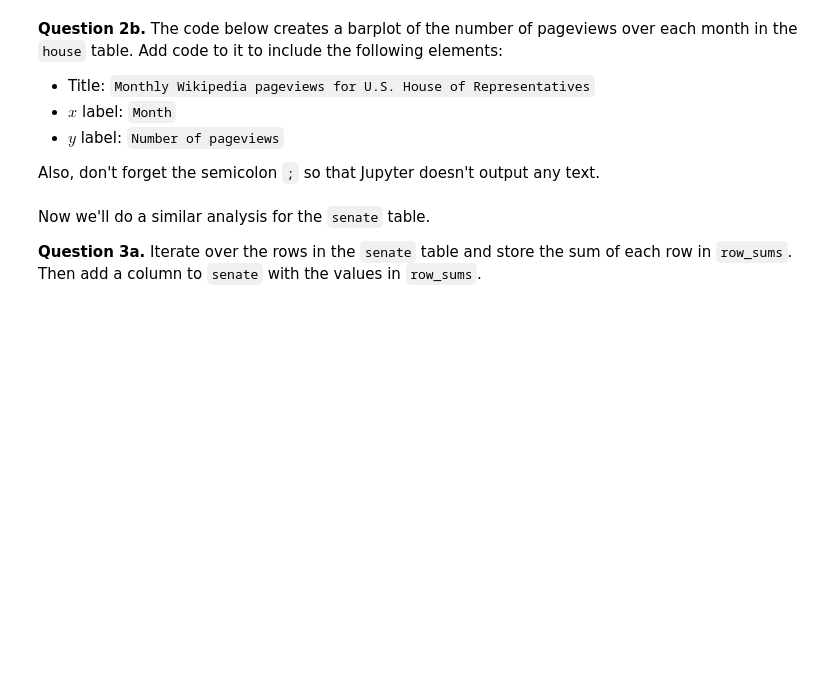
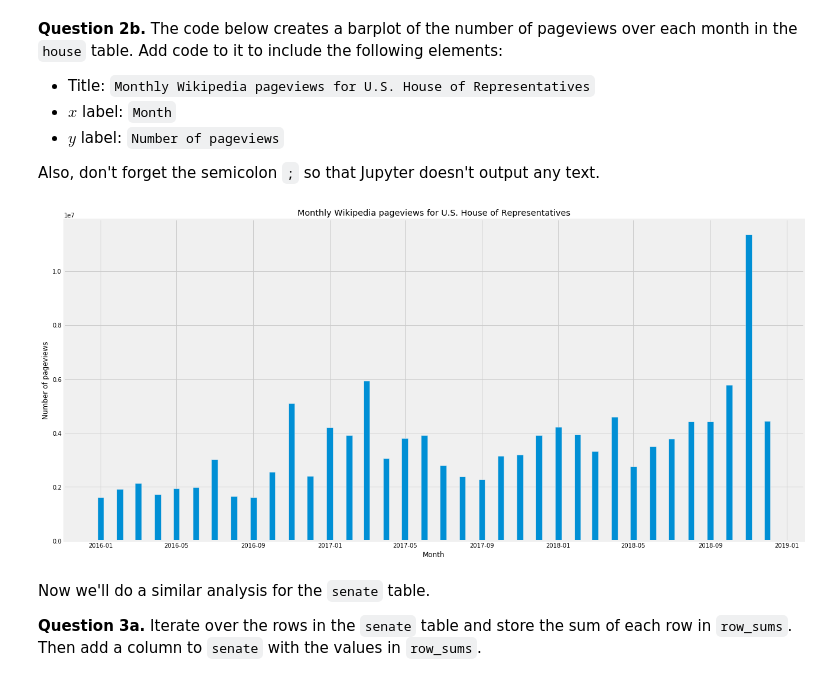
Before and after one commit to ls88-openscienceconnector/lab05-mashapaley, a Jupyter notebook: lab05.ipynb, the cells around one changed output. Saved outputs shown, nothing was run; the diff lists cells and outputs as text; code cells hidden in the pictures; blank space fills up the shorter version.

```diff
--- a/lab05.ipynb
+++ b/lab05.ipynb
@@ -36,8 +51,8 @@ Before we can do much with the data that we have collected, we need to do a bit
 def month_to_dt(entry):
     return dt.datetime.strptime(entry, '%Y-%m')
 
-house_months = ...
-senate_months = ...
+house_months = house.apply(month_to_dt, "Month")
+senate_months = senate.apply(month_to_dt, "Month")
 
 house['Month'] = house_months
 senate['Month'] = senate_months
@@ -51,3 +64,9 @@ Let's say that we wanted to look at how the number of pageviews for congresspers
+# %%
+row_sums = make_array()
+for row in house.drop('Month').rows:
+    row_sum = sum(row)
+    row_sums = np.append(row_sums, row_sum)
+house['view sums'] = row_sums
 # %% [markdown]
 **Question 2b.** The code below creates a barplot of the number of pageviews over each month in the `house` table. Add code to it to include the following elements:
 * Title: `Monthly Wikipedia pageviews for U.S. House of Representatives`
@@ -58,8 +77,12 @@ Also, don't forget the semicolon `;` so that Jupyter doesn't output any text.
 # %%
 plt.figure(figsize=[20, 10])
 plt.bar(house.column('Month'), house.column('view sums'), width=10)
 
-...
+plt.title("Monthly Wikipedia pageviews for U.S. House of Representatives")
+plt.xlabel("Month")
+plt.ylabel("Number of pageviews");
+# %% [output]
+[figure, added]
 # %% [markdown]
 Now we'll do a similar analysis for the `senate` table.
 
```
Also changed, not shown: parts of 19 cells of this notebook.
